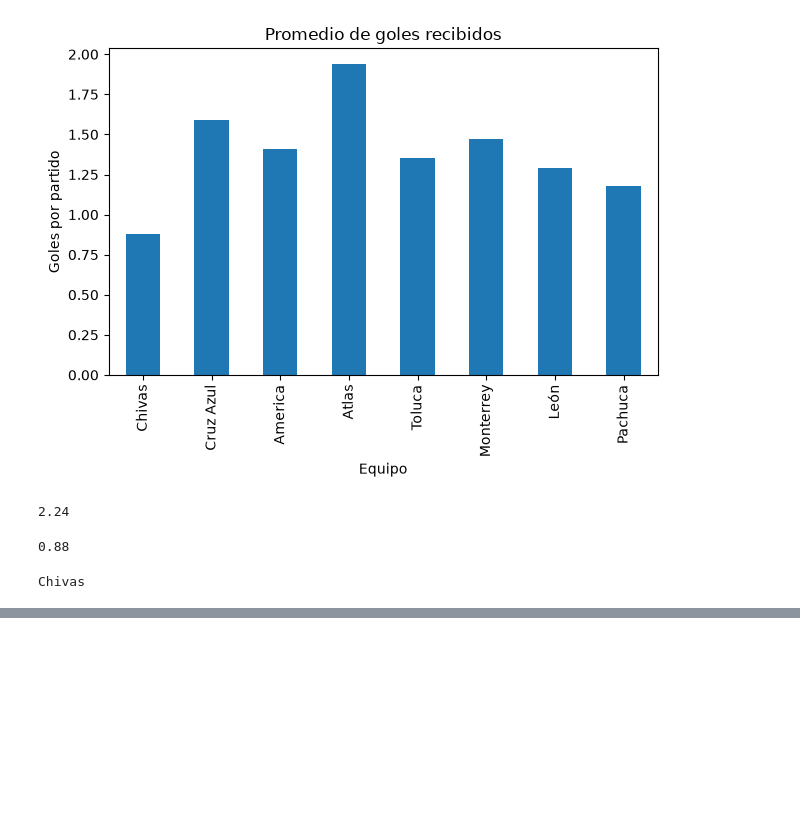
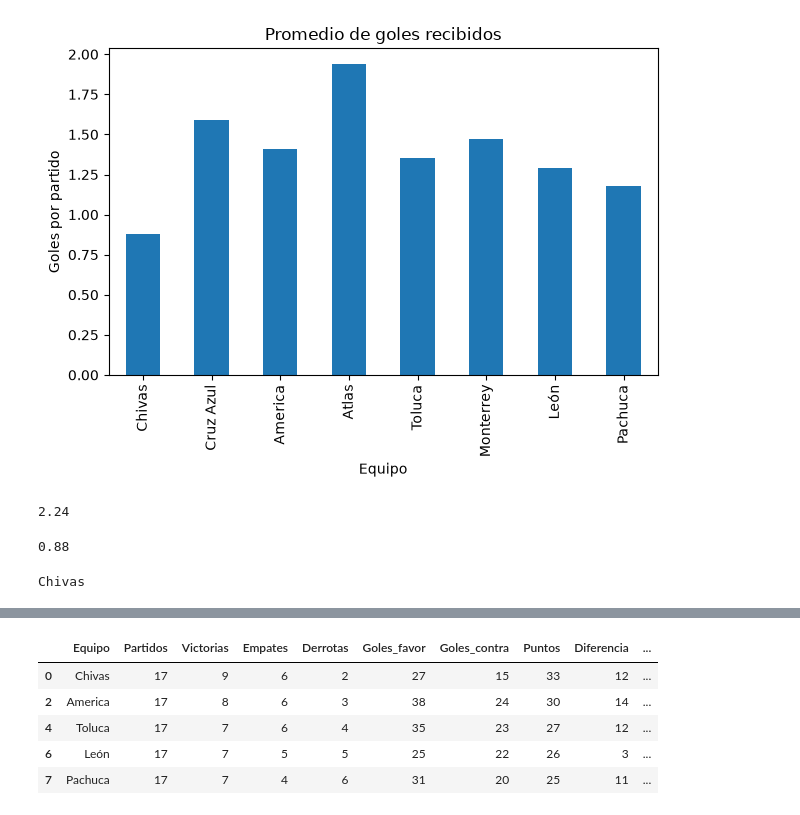
Before and after one commit to MendozaMartinezJuan/liga-mx-predictor, a Jupyter notebook: 01_analisis_liga_mx.ipynb, the cells around one changed output, grey strips where cells are left out. Cells and saved outputs as stored; diff of their text form; code cells hidden in the pictures; blank space fills up the shorter version.

```diff
--- a/01_analisis_liga_mx.ipynb
+++ b/01_analisis_liga_mx.ipynb
@@ -114,0 +174,11 @@ Chivas
+# %%
+#equipos que tienen menos de 25 goles recibidos.
+menos25=df[df["Goles_contra"]<25]
+display(menos25)
+# %% [output]
+|  | Equipo | Partidos | Victorias | Empates | Derrotas | Goles_favor | Goles_contra | Puntos | Diferencia | ... |
+| 0 | Chivas | 17 | 9 | 6 | 2 | 27 | 15 | 33 | 12 | ... |
+| 2 | America | 17 | 8 | 6 | 3 | 38 | 24 | 30 | 14 | ... |
+| 4 | Toluca | 17 | 7 | 6 | 4 | 35 | 23 | 27 | 12 | ... |
+| 6 | León | 17 | 7 | 5 | 5 | 25 | 22 | 26 | 3 | ... |
+| 7 | Pachuca | 17 | 7 | 4 | 6 | 31 | 20 | 25 | 11 | ... |
```
Also changed, not shown: parts of 8 cells of this notebook.
